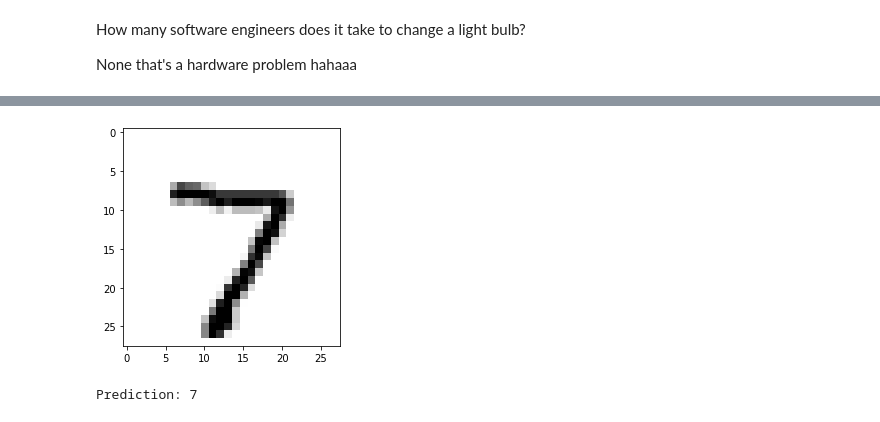
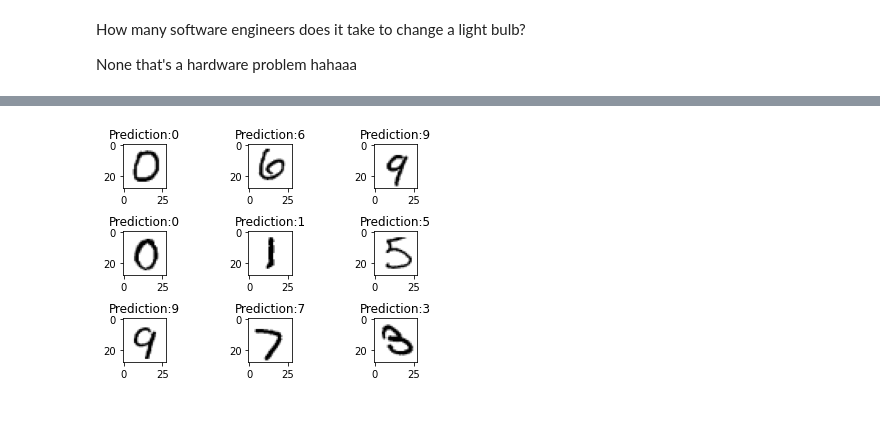
Before and after one commit to benl82/mlpractice, a Jupyter notebook: MNIST_test.ipynb, the cells around one changed output, grey strips where cells are left out. Drawn from its saved outputs; the diff is of its cells as text; code cells hidden in the pictures.

Commit message:
Updated Keras MNIST model

```diff
--- a/MNIST_test.ipynb
+++ b/MNIST_test.ipynb
@@ -116,17 +114,18 @@ testAccuracy 0.9261999726295471
 # %%
 def predict(model: tf.keras.Model, image: np.array) -> int:
     return model(image).numpy().argmax()
-# %%
-(train_images, train_labels), (test_images, test_labels) = mnist.load_data()
-
-digit = test_images[0]
-plt.imshow(digit, cmap = plt.cm.binary)
-plt.show()
-
-digit = digit.reshape((1, 28 * 28))
-digit = digit.astype("float32") / 255
-
-print("\nPrediction:", predict(model, digit))
-# %% [output]
-[figure, removed]
-Prediction: 7
+# %%
+(train_images, train_labels), (test_images, test_labels) = mnist.load_data()
+
+for i in range(9):
+    digit = test_images[10 + i]
+    temp = plt.subplot(331 + i)
+    digit2 = digit.reshape((1, 28 * 28))
+    digit2 = digit2.astype("float32") / 255
+    str1 = "Prediction:" + str(predict(model, digit2))
+    temp.title.set_text(str1)
+    temp.imshow(digit, cmap = plt.cm.binary)
+plt.subplots_adjust(wspace = 0.5, hspace = 1)
+plt.show()
+# %% [output]
+[figure, added]
```
Also changed, not shown: parts of 3 cells of this notebook.
